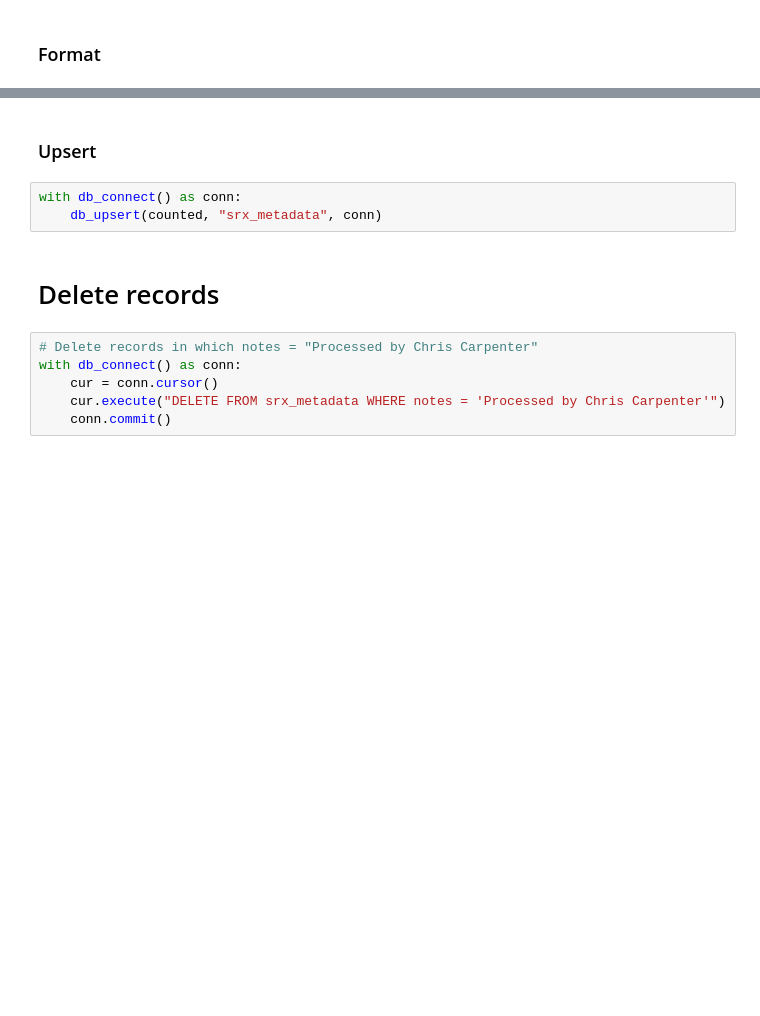
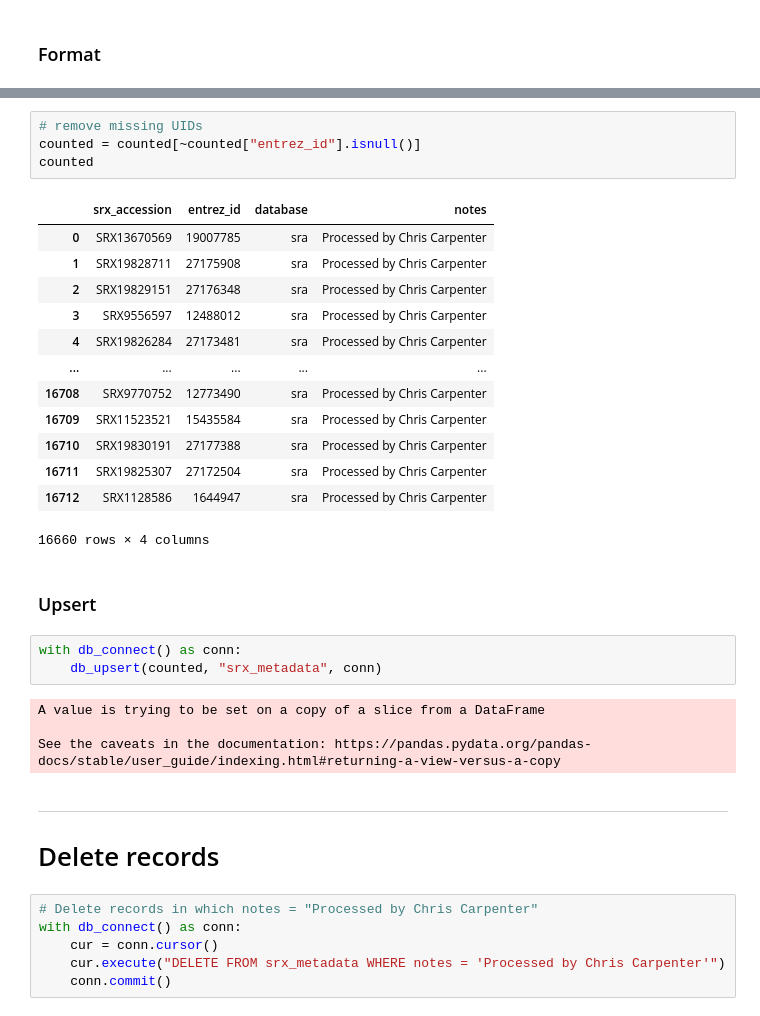
Before and after one commit to timoast/SRAgent, a Jupyter notebook: notebooks/add_existing_srx.ipynb, the cells around one changed output, grey strips where cells are left out. Cells and saved outputs as stored; diff of their text form; blank space fills up the shorter version.

```diff
--- a/notebooks/add_existing_srx.ipynb
+++ b/notebooks/add_existing_srx.ipynb
@@ -138,9 +176,33 @@ counted
+# %%
+# remove missing UIDs
+counted = counted[~counted["entrez_id"].isnull()]
+counted
+# %% [output]
+|  | srx_accession | entrez_id | database | notes |
+| 0 | SRX13670569 | 19007785 | sra | Processed by Chris Carpenter |
+| 1 | SRX19828711 | 27175908 | sra | Processed by Chris Carpenter |
+| 2 | SRX19829151 | 27176348 | sra | Processed by Chris Carpenter |
+| 3 | SRX9556597 | 12488012 | sra | Processed by Chris Carpenter |
+| 4 | SRX19826284 | 27173481 | sra | Processed by Chris Carpenter |
+| ... | ... | ... | ... | ... |
+| 16708 | SRX9770752 | 12773490 | sra | Processed by Chris Carpenter |
+| 16709 | SRX11523521 | 15435584 | sra | Processed by Chris Carpenter |
+| 16710 | SRX19830191 | 27177388 | sra | Processed by Chris Carpenter |
+| 16711 | SRX19825307 | 27172504 | sra | Processed by Chris Carpenter |
+| 16712 | SRX1128586 | 1644947 | sra | Processed by Chris Carpenter |
+16660 rows × 4 columns
 # %% [markdown]
 ### Upsert
 # %%
 with db_connect() as conn:
     db_upsert(counted, "srx_metadata", conn)
+# %% [output]
+A value is trying to be set on a copy of a slice from a DataFrame
+
+See the caveats in the documentation: https://pandas.pydata.org/pandas-docs/stable/user_guide/indexing.html#returning-a-view-versus-a-copy
 # %% [markdown]
+***
+
 # Delete records
 # %%
 # Delete records in which notes = "Processed by Chris Carpenter"
```
Also changed, not shown: parts of 6 cells of this notebook, 8 other files.
